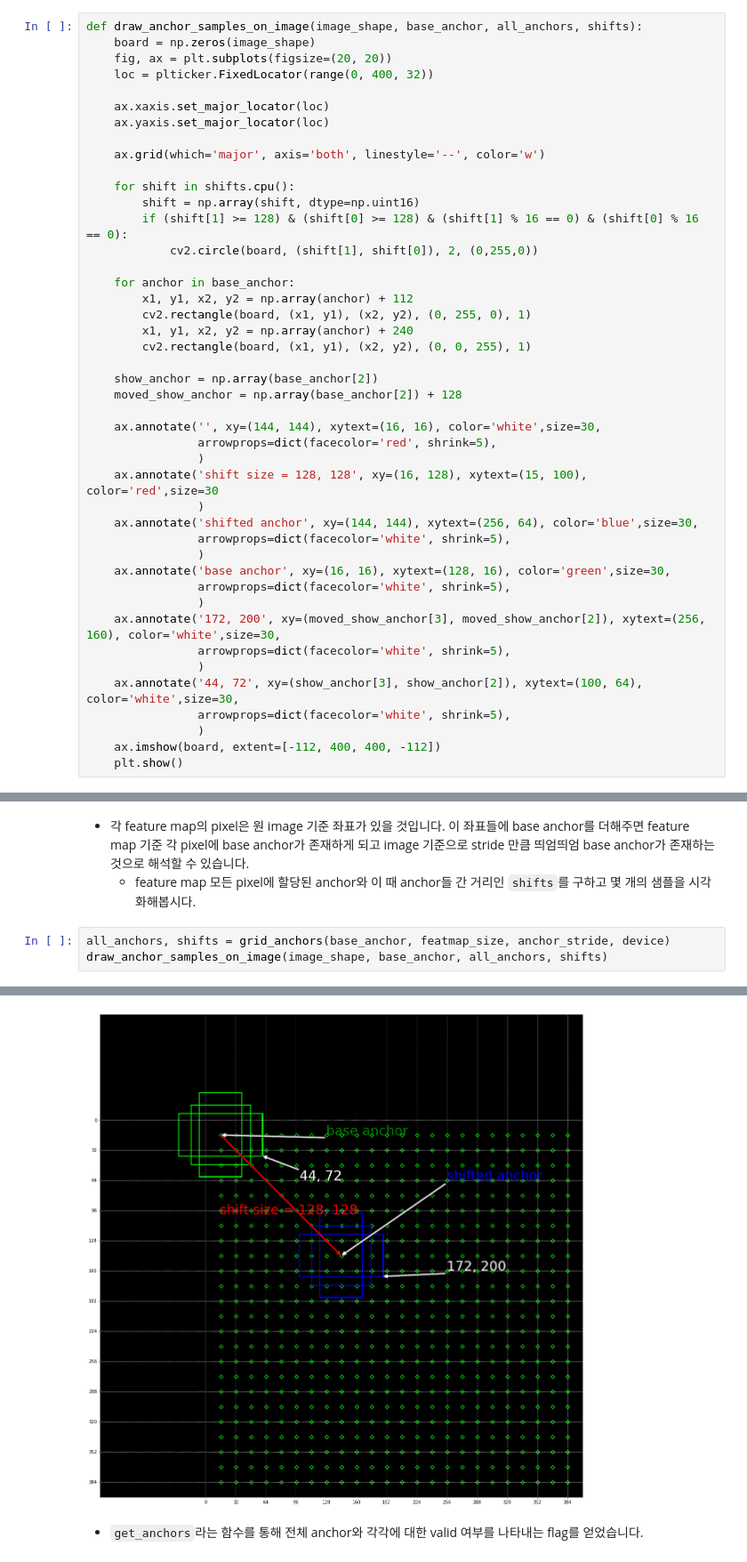
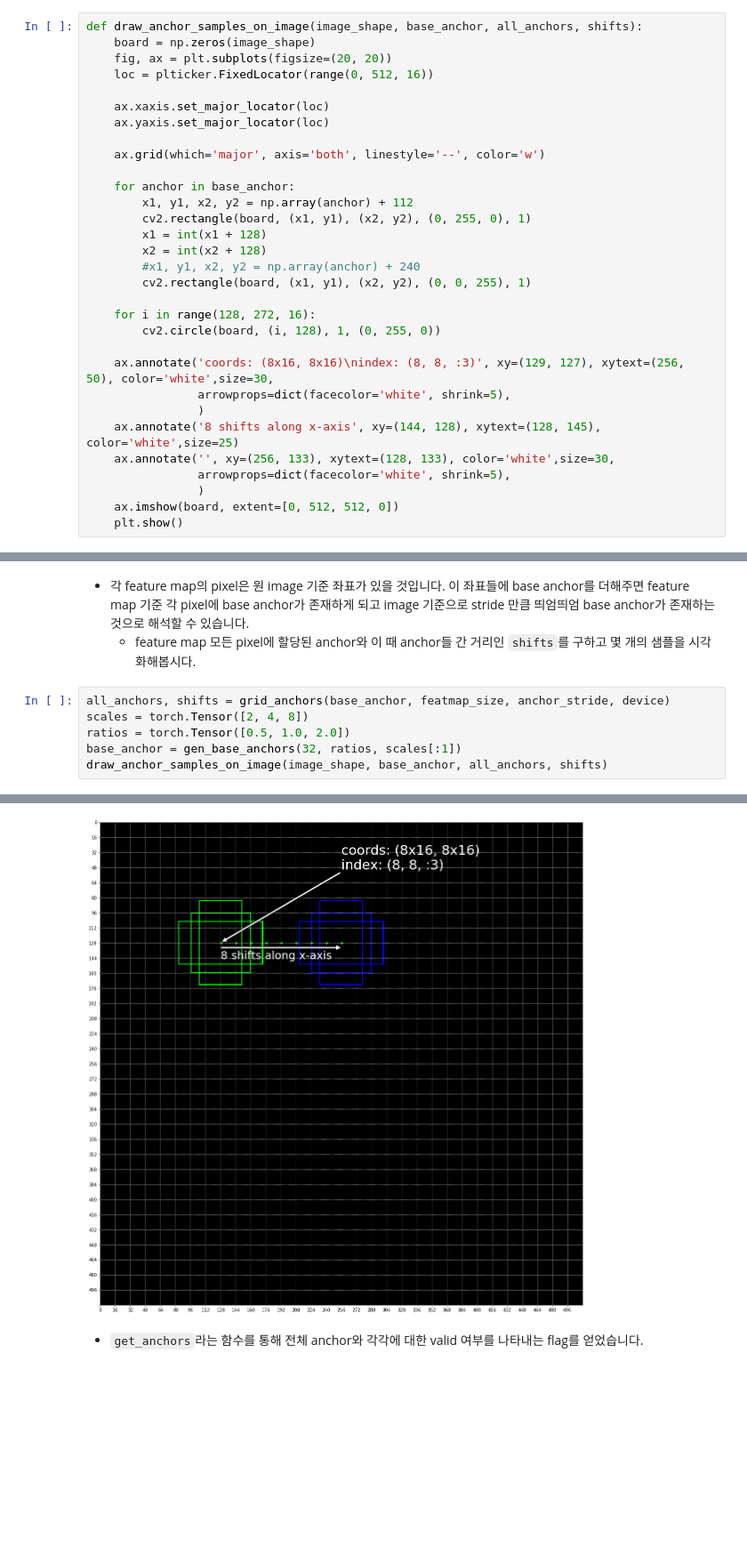
Before and after one commit to whikwon/mpmmdet, a Jupyter notebook: mmdet/anchor/anchor_target (modify).ipynb, the cells around one changed output, grey strips where cells are left out. Shown at 89% size. Drawn from its saved outputs; the diff is of its cells as text; blank space fills up the shorter version.

Commit message:
rebuild anchor shift

```diff
--- a/mmdet/anchor/anchor_target (modify).ipynb
+++ b/mmdet/anchor/anchor_target (modify).ipynb
@@ -435,45 +435,32 @@ def draw_base_anchor_on_grid(base_anchor, figsize=(20, 20)):
 def draw_anchor_samples_on_image(image_shape, base_anchor, all_anchors, shifts):
     board = np.zeros(image_shape)
     fig, ax = plt.subplots(figsize=(20, 20))
-    loc = plticker.FixedLocator(range(0, 400, 32))
+    loc = plticker.FixedLocator(range(0, 512, 16))
 
     ax.xaxis.set_major_locator(loc)
     ax.yaxis.set_major_locator(loc)
 
     ax.grid(which='major', axis='both', linestyle='--', color='w')
 
-    for shift in shifts.cpu():
-        shift = np.array(shift, dtype=np.uint16)
-        if (shift[1] >= 128) & (shift[0] >= 128) & (shift[1] % 16 == 0) & (shift[0] % 16 == 0):
-            cv2.circle(board, (shift[1], shift[0]), 2, (0,255,0))
-
     for anchor in base_anchor:
         x1, y1, x2, y2 = np.array(anchor) + 112
         cv2.rectangle(board, (x1, y1), (x2, y2), (0, 255, 0), 1)
-        x1, y1, x2, y2 = np.array(anchor) + 240
+        x1 = int(x1 + 128)
+        x2 = int(x2 + 128)
+        #x1, y1, x2, y2 = np.array(anchor) + 240
         cv2.rectangle(board, (x1, y1), (x2, y2), (0, 0, 255), 1)
 
-    show_anchor = np.array(base_anchor[2])
-    moved_show_anchor = np.array(base_anchor[2]) + 128
+    for i in range(128, 272, 16):
+        cv2.circle(board, (i, 128), 1, (0, 255, 0))
 
-    ax.annotate('', xy=(144, 144), xytext=(16, 16), color='white',size=30,
-                arrowprops=dict(facecolor='red', shrink=5),
-                )
-    ax.annotate('shift size = 128, 128', xy=(16, 128), xytext=(15, 100), color='red',size=30
-                )
-    ax.annotate('shifted anchor', xy=(144, 144), xytext=(256, 64), color='blue',size=30,
+    ax.annotate('coords: (8x16, 8x16)\nindex: (8, 8, :3)', xy=(129, 127), xytext=(256, 50), color='white',size=30,
                 arrowprops=dict(facecolor='white', shrink=5),
                 )
-    ax.annotate('base anchor', xy=(16, 16), xytext=(128, 16), color='green',size=30,
+    ax.annotate('8 shifts along x-axis', xy=(144, 128), xytext=(128, 145), color='white',size=25)
+    ax.annotate('', xy=(256, 133), xytext=(128, 133), color='white',size=30,
                 arrowprops=dict(facecolor='white', shrink=5),
                 )
-    ax.annotate('172, 200', xy=(moved_show_anchor[3], moved_show_anchor[2]), xytext=(256, 160), color='white',size=30,
-                arrowprops=dict(facecolor='white', shrink=5),
-                )
-    ax.annotate('44, 72', xy=(show_anchor[3], show_anchor[2]), xytext=(100, 64), color='white',size=30,
-                arrowprops=dict(facecolor='white', shrink=5),
-                )
-    ax.imshow(board, extent=[-112, 400, 400, -112])
+    ax.imshow(board, extent=[0, 512, 512, 0])
     plt.show()
 # %% [markdown]
 ## What is Anchor?
@@ -535,10 +522,13 @@ Clipping input data to the valid range for imshow with RGB data ([0..1] for floa
     - feature map 모든 pixel에 할당된 anchor와 이 때 anchor들 간 거리인 `shifts`를 구하고 몇 개의 샘플을 시각화해봅시다.
 # %%
 all_anchors, shifts = grid_anchors(base_anchor, featmap_size, anchor_stride, device)
+scales = torch.Tensor([2, 4, 8])
+ratios = torch.Tensor([0.5, 1.0, 2.0])
+base_anchor = gen_base_anchors(32, ratios, scales[:1])
 draw_anchor_samples_on_image(image_shape, base_anchor, all_anchors, shifts)
 # %% [output]
 Clipping input data to the valid range for imshow with RGB data ([0..1] for floats or [0..255] for integers).
-[figure, old version]
+[figure, new version]
 # %% [markdown]
 - `get_anchors`라는 함수를 통해 전체 anchor와 각각에 대한 valid 여부를 나타내는 flag를 얻었습니다.
 # %%
```
Also changed, not shown: parts of 3 cells of this notebook.
